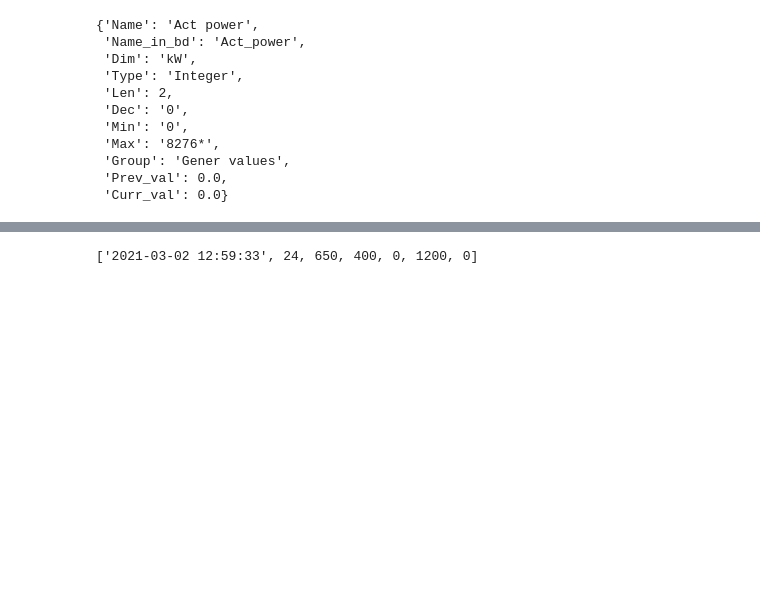
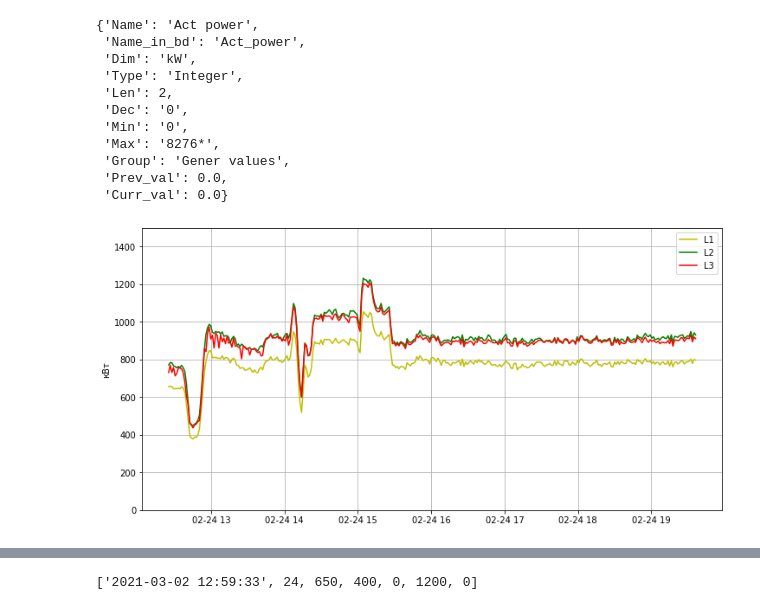
Before and after one commit to r476/raspi_doc, a Jupyter notebook: raspi_doc.ipynb, the cells around one changed output, grey strips where cells are left out. Drawn from its saved outputs; the diff is of its cells as text; code cells hidden in the pictures; blank space fills up the shorter version.

```diff
--- a/raspi_doc.ipynb
+++ b/raspi_doc.ipynb
@@ -72,6 +83,28 @@ g3.modbus_table[463]
  'Group': 'Gener values',
  'Prev_val': 0.0,
  'Curr_val': 0.0}
+# %%
+import sqlite3
+import pandas as pd
+import matplotlib.pyplot as plt
+
+conn = sqlite3.connect('/home/pi/hdd_drive/pavlovsk_doc/bd/raspi_doc_old.db')
+df = pd.read_sql('SELECT date_time, Genset2_Gen_curr_L1 as L1, Genset2_Gen_curr_L2 as L2, Genset2_Gen_curr_L3 as L3 FROM g_val WHERE L2>0', conn, parse_dates=['date_time'], index_col=['date_time'])
+conn.close()
+
+plt.figure(figsize=(12,6))
+plt.ylim([0, 1500])
+plt.ylabel('кВт')
+#    plt.xticks(rotation=45)
+plt.grid(True)
+plt.plot(df.index, df['L1'], 'y-')
+plt.plot(df.index, df['L2'], 'g-')
+plt.plot(df.index, df['L3'], 'r-')
+plt.legend(['L1', 'L2', 'L3'])
+plt.show()
+plt.close()
+# %% [output]
+[figure, added]
 # %%
 import sqlite3
 import pandas as pd
```
Also changed, not shown: parts of 8 cells of this notebook, 5 other files.
